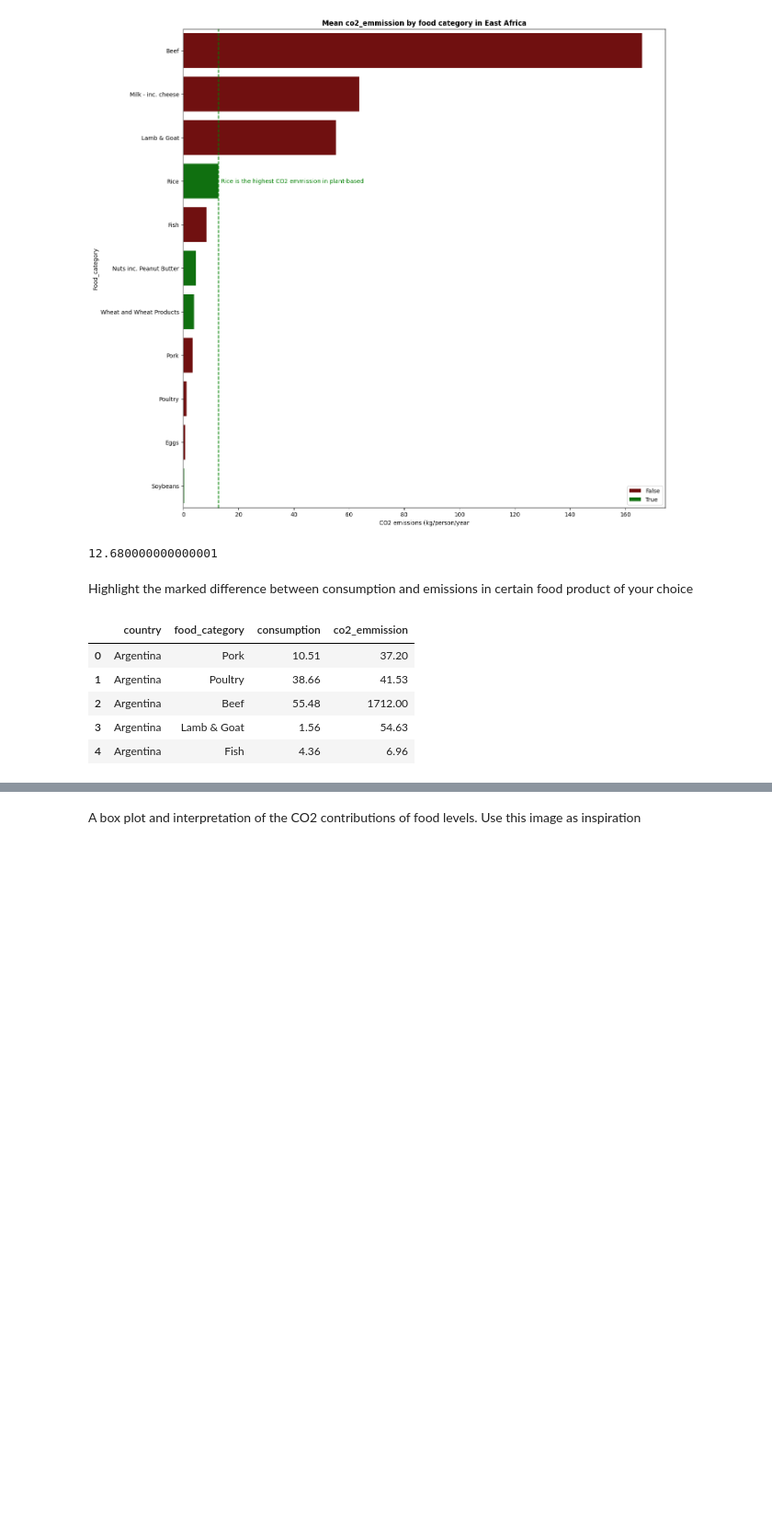
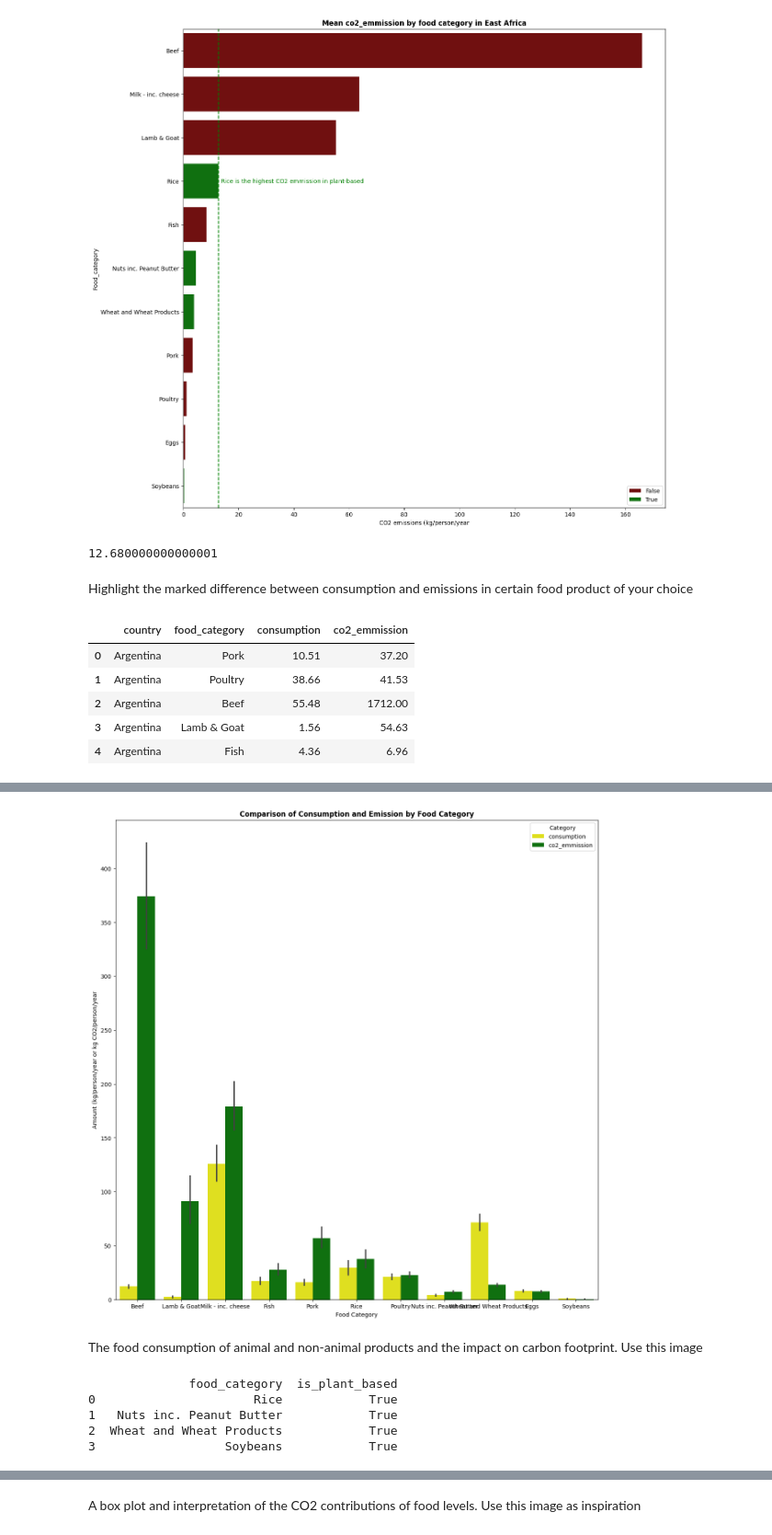
Before and after one commit to Mercymerine/Pandas-Analysis, a Jupyter notebook: food_carbon_footprint.ipynb, the cells around one changed output, grey strips where cells are left out. Shown at 92% size. Cells and saved outputs as stored; diff of their text form; code cells hidden in the pictures; blank space fills up the shorter version.

```diff
--- a/food_carbon_footprint.ipynb
+++ b/food_carbon_footprint.ipynb
@@ -269,0 +286,27 @@ plt.show()
+# %%
+foods = food.sort_values(by='co2_emmission',ascending=False)
+food_melted = foods.melt(id_vars='food_category', value_vars=['consumption', 'co2_emmission'], var_name='category', value_name='amount')
+
+plt.figure(figsize=(15, 15))
+sns.barplot(y='amount', x='food_category', hue='category', data=food_melted, palette=['yellow', 'green'])
+plt.ylabel('Amount (kg/person/year or kg CO2/person/year')
+plt.xlabel('Food Category')
+plt.title('Comparison of Consumption and Emission by Food Category', fontweight='bold')
+plt.legend(title='Category', loc='upper right')
+plt.show()
+# %% [output]
+[figure, added]
+# %% [markdown]
+The food consumption of animal and non-animal products and the impact on carbon footprint. Use this image
+# %%
+food_properties = ['Rice', 'Nuts inc. Peanut Butter', 'Wheat and Wheat Products', 'Soybeans']
+is_plant_based =[True, True, True, True]
+food_properties_df = pd.DataFrame(food_properties, columns=['food_category'])
+food_properties_df['is_plant_based'] = is_plant_based
+print(food_properties_df)
+# %% [output]
+              food_category  is_plant_based
+0                      Rice            True
+1   Nuts inc. Peanut Butter            True
+2  Wheat and Wheat Products            True
+3                  Soybeans            True
```
Also changed, not shown: parts of 7 cells of this notebook.
